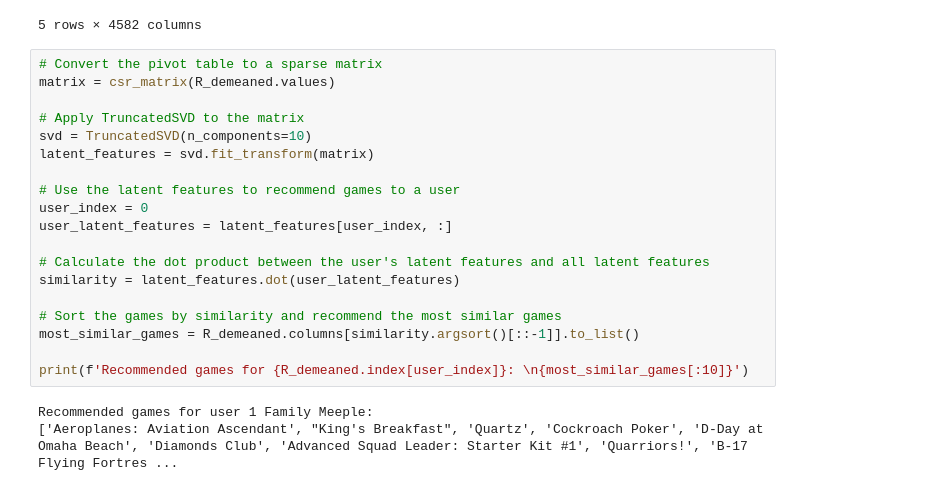
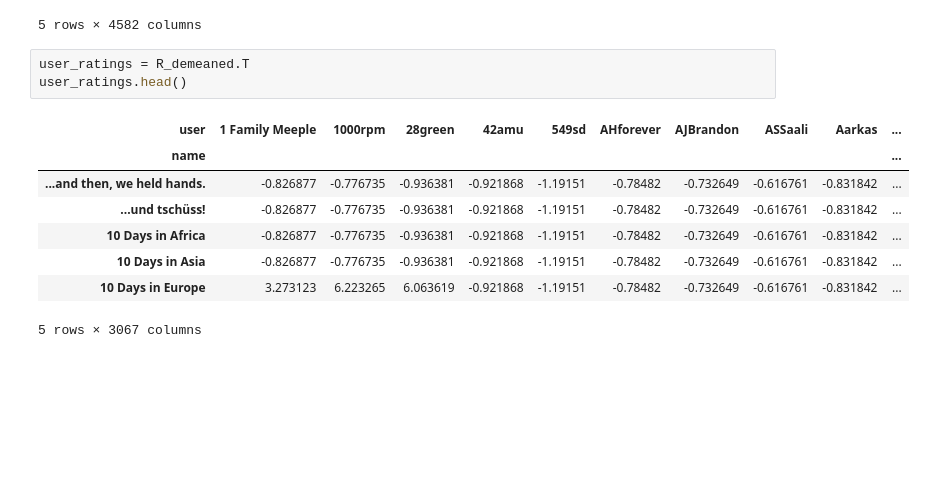
Before and after one commit to Kopzzz/Board-Game-RecCommu, a Jupyter notebook: code/5_Model-Based.ipynb, the cells around one changed output. Drawn from its saved outputs; the diff is of its cells as text; blank space fills up the shorter version.

```diff
--- a/code/5_Model-Based.ipynb
+++ b/code/5_Model-Based.ipynb
@@ -64,25 +64,15 @@ R_demeaned.head()
 | 42amu | -0.921868 | -0.921868 | -0.921868 | -0.921868 | -0.921868 | ... |
 | 549sd | -1.191510 | -1.191510 | -1.191510 | -1.191510 | -1.191510 | ... |
 5 rows × 4582 columns
-# %%
-# Convert the pivot table to a sparse matrix
-matrix = csr_matrix(R_demeaned.values)
-
-# Apply TruncatedSVD to the matrix
-svd = TruncatedSVD(n_components=10)
-latent_features = svd.fit_transform(matrix)
-
-# Use the latent features to recommend games to a user
-user_index = 0
-user_latent_features = latent_features[user_index, :]
-
-# Calculate the dot product between the user's latent features and all latent features
-similarity = latent_features.dot(user_latent_features)
-
-# Sort the games by similarity and recommend the most similar games
-most_similar_games = R_demeaned.columns[similarity.argsort()[::-1]].to_list()
-
-print(f'Recommended games for {R_demeaned.index[user_index]}: \n{most_similar_games[:10]}')
-# %% [output]
-Recommended games for user 1 Family Meeple:
-['Aeroplanes: Aviation Ascendant', "King's Breakfast", 'Quartz', 'Cockroach Poker', 'D-Day at Omaha Beach', 'Diamonds Club', 'Advanced Squad Leader: Starter Kit #1', 'Quarriors!', 'B-17 Flying Fortres ...
+# %%
+user_ratings = R_demeaned.T
+user_ratings.head()
+# %% [output]
+| user | 1 Family Meeple | 1000rpm | 28green | 42amu | 549sd | AHforever | AJBrandon | ASSaali | Aarkas | ... |
+| name |  |  |  |  |  |  |  |  |  | ... |
+| ...and then, we held hands. | -0.826877 | -0.776735 | -0.936381 | -0.921868 | -1.19151 | -0.78482 | -0.732649 | -0.616761 | -0.831842 | ... |
+| ...und tschüss! | -0.826877 | -0.776735 | -0.936381 | -0.921868 | -1.19151 | -0.78482 | -0.732649 | -0.616761 | -0.831842 | ... |
+| 10 Days in Africa | -0.826877 | -0.776735 | -0.936381 | -0.921868 | -1.19151 | -0.78482 | -0.732649 | -0.616761 | -0.831842 | ... |
+| 10 Days in Asia | -0.826877 | -0.776735 | -0.936381 | -0.921868 | -1.19151 | -0.78482 | -0.732649 | -0.616761 | -0.831842 | ... |
+| 10 Days in Europe | 3.273123 | 6.223265 | 6.063619 | -0.921868 | -1.19151 | -0.78482 | -0.732649 | -0.616761 | -0.831842 | ... |
+5 rows × 3067 columns
```
Also changed, not shown: parts of 5 cells of this notebook.
